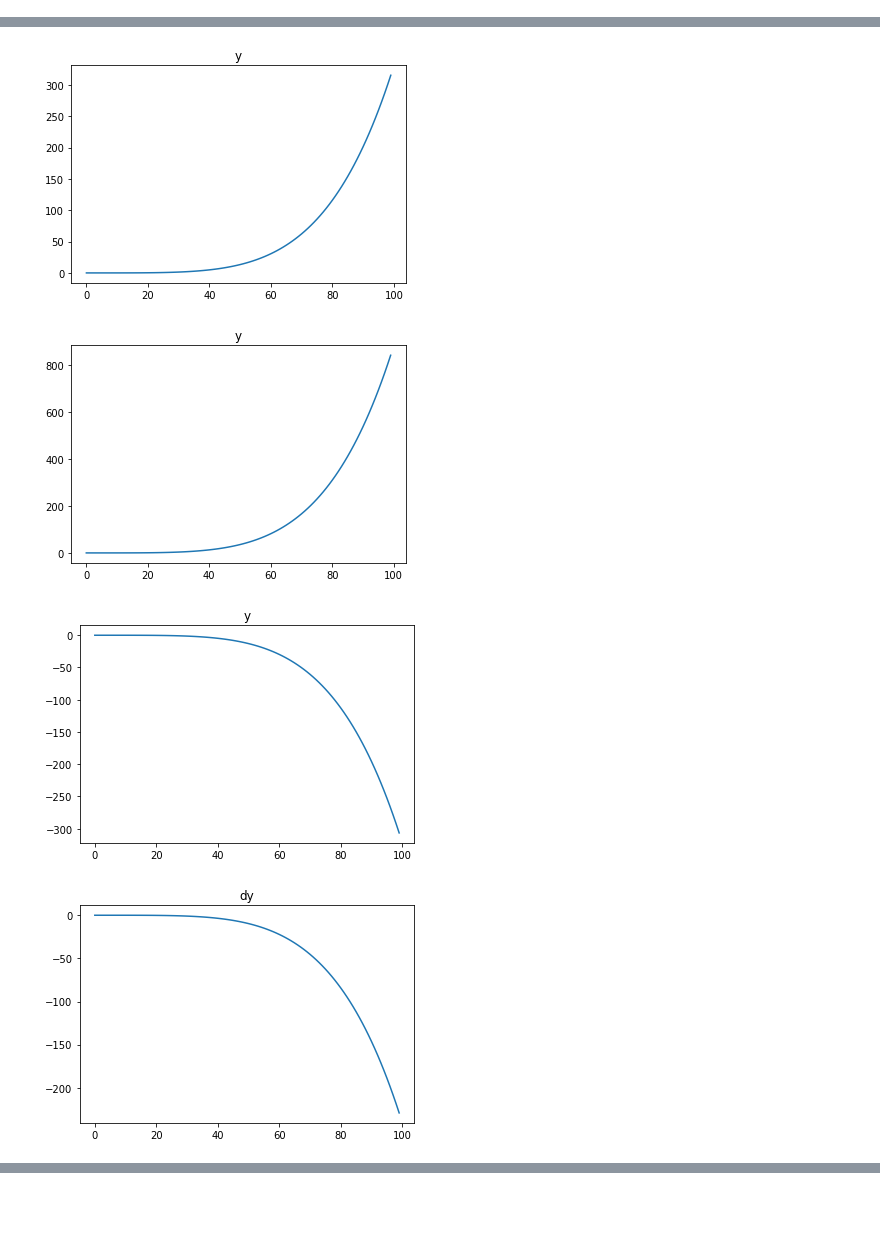
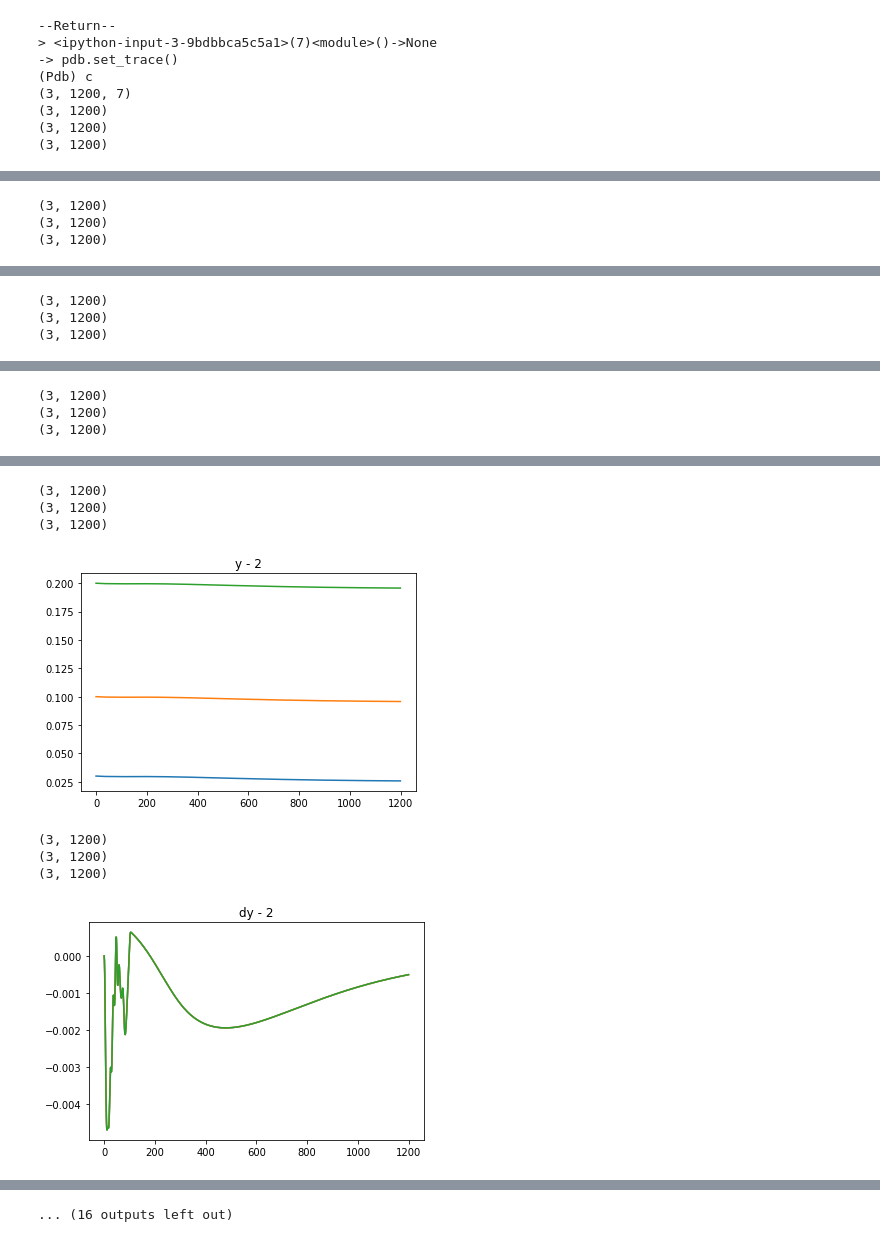
Before and after one commit to iamlab-cmu/robot-interface-public, a Jupyter notebook: notebooks/Visualize_Dmps.ipynb, the cells around one changed output, grey strips where cells are left out. Saved outputs shown, nothing was run; the diff lists cells and outputs as text; code cells hidden in the pictures; blank space fills up the shorter version.

Commit message:
Update visualization and fix some bugs.

```diff
--- a/notebooks/Visualize_Dmps.ipynb
+++ b/notebooks/Visualize_Dmps.ipynb
@@ -12,12 +12,27 @@ from utils.trajectory_utils import truncate_expert_data
 h5_path = '../data/traj_cut_Dec_8_7_00_PM/h5/expert_traj.h5'
 num_dims, num_basis, num_sensors = 7, 19, 10
 dmp_traj = DMPTrajectory(num_dims, num_basis, num_sensors)
+dmp_traj.alpha = 5.0
+dmp_traj.beta = 5.0/4
 weights = train2(dmp_traj, h5_path)
-y, dy = dmp_traj.run_dmp_with_weights(
-    weights,
-    np.zeros((dmp_traj.num_dims)),
-    0.05,
-    traj_time=100)
+
+all_y, all_dy = [], []
+for i, start_val in enumerate([0.03, 0.1, 0.2]):
+    y, dy = dmp_traj.run_dmp_with_weights(
+        weights,
+        start_val * np.ones((dmp_traj.num_dims)),
+        0.003,
+        traj_time=1200)
+    plt.plot(y)
+    plt.show()
+    all_y.append(y)
+    all_dy.append(dy)
+
+all_y, all_dy = np.array(all_y), np.array(all_dy)
+
+x = dmp_traj.get_x_values(0.003 * np.ones((1200,)))
+plt.plot(x)
+plt.show()
 # %% [output]
 Mean: [1.   0.97 0.95 0.92 0.89 0.87 0.85 0.82 0.8  0.78 0.76 0.74 0.72 0.7  0.68 0.66 0.64 0.62 0.61]
 Std: [1024.94 1083.49 1145.39 1210.82 1279.99 1353.12 1430.42 1512.13 1598.52 1689.84 1786.37 1888.42
@@ -39,10 +58,21 @@ Got weights for dim: 6, min: -0.002, max: 0.001, avg: -0.000
 # %%
-def visualize_dmp_trajectories(ys, title=""):
-    for i in range(7):
-        plt.plot(y[:,i])
+def visualize_dmp_trajectories(data, title=""):
+    for i in range(data.shape[0]):
+        print(data.shape)
+        plt.plot(data[i, :])
         plt.title(title)
-        plt.show()
-
-visualize_dmp_trajectories(y, title="y")
-visualize_dmp_trajectories(dy, title="dy")
+    plt.show()
+pdb.set_trace()
+print(all_y.shape)
+for dim in range(all_y.shape[-1]):
+    visualize_dmp_trajectories(all_y[:, :, dim], title="y - {}".format(dim))
+    visualize_dmp_trajectories(all_dy[:, :, dim], title="dy - {}".format(dim))
 # %% [output]
+--Return--
+> <ipython-input-3-9bdbbca5c5a1>(7)<module>()->None
+-> pdb.set_trace()
+(Pdb) c
+(3, 1200, 7)
+(3, 1200)
+(3, 1200)
+(3, 1200)
@@ -49,0 +80,3 @@ visualize_dmp_trajectories(dy, title="dy")
+(3, 1200)
+(3, 1200)
+(3, 1200)
@@ -50,0 +84,3 @@ visualize_dmp_trajectories(dy, title="dy")
+(3, 1200)
+(3, 1200)
+(3, 1200)
@@ -51,0 +88,3 @@ visualize_dmp_trajectories(dy, title="dy")
+(3, 1200)
+(3, 1200)
+(3, 1200)
@@ -53,4 +92,8 @@ visualize_dmp_trajectories(dy, title="dy")
+(3, 1200)
+(3, 1200)
+(3, 1200)
-[figure, old version]
+[figure, new version]
+(3, 1200)
+(3, 1200)
+(3, 1200)
-[figure, old version]
+[figure, new version]
-[figure, removed]
-[figure, removed]
@@ -62,0 +100 @@ visualize_dmp_trajectories(dy, title="dy")
+... (16 outputs left out)
```
Also changed, not shown: parts of 2 cells of this notebook, 1 other file.
